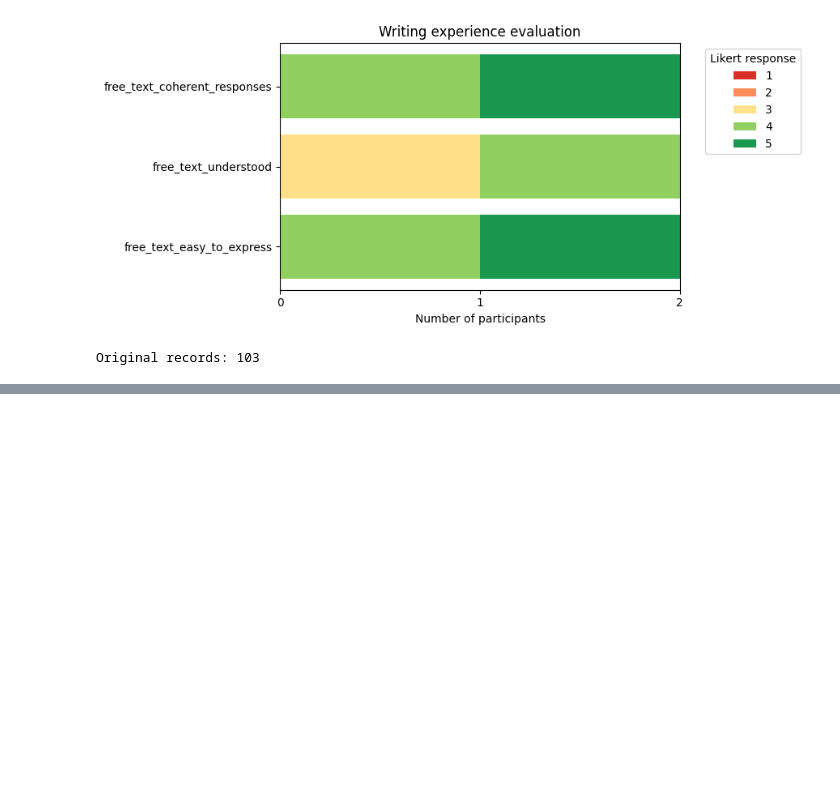
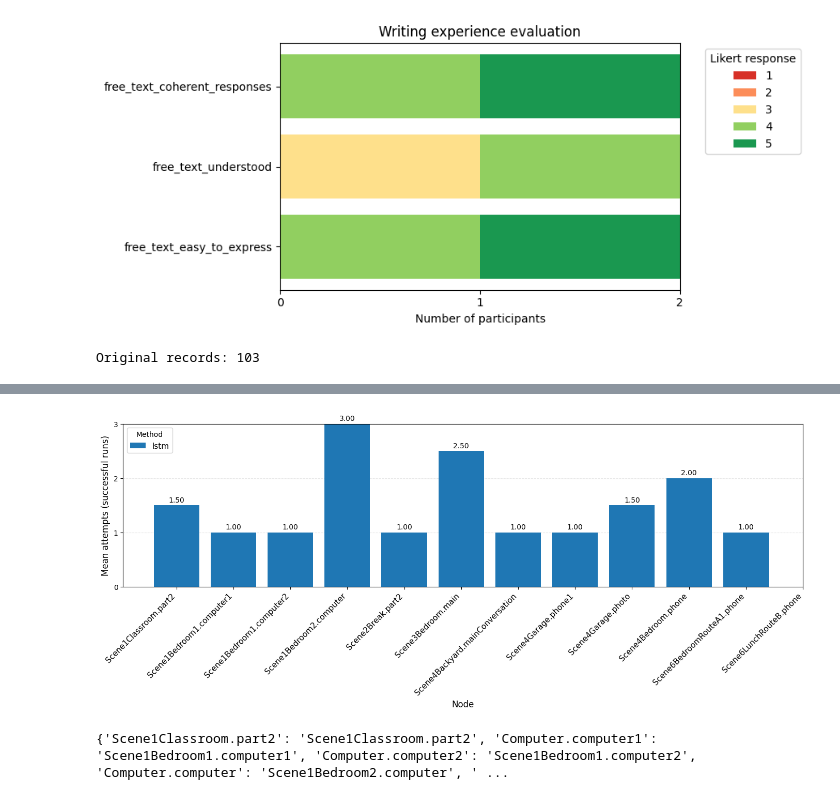
Before and after one commit to MattCastUCM/JustShare, a Jupyter notebook: server/analysis/analysis.ipynb, the cells around one changed output, grey strips where cells are left out. Saved outputs shown, nothing was run; the diff lists cells and outputs as text; code cells hidden in the pictures; blank space fills up the shorter version.

```diff
--- a/server/analysis/analysis.ipynb
+++ b/server/analysis/analysis.ipynb
@@ -566,0 +850,67 @@ plt.show()
+# %%
+methods = sorted(summary["method"].unique())
+
+x = np.arange(len(nodes))
+width = 0.8 / len(methods)
+
+fig, ax = plt.subplots(figsize=(14, 6))
+
+for i, method in enumerate(methods):
+    data = summary[summary["method"] == method]
+    values = []
+
+    for node in nodes:
+        row = data[data["node"] == node]
+        values.append(
+            row["mean_attempts_success"].iloc[0]
+            if not row.empty else np.nan
+        )
+
+    bars = ax.bar(
+        x + i * width,
+        values,
+        width,
+        label=method
+    )
+
+    # Mostrar el valor encima de cada barra
+    for bar in bars:
+        height = bar.get_height()
+
+        if not np.isnan(height):
+            ax.text(
+                bar.get_x() + bar.get_width() / 2,
+                height + 0.03,
+                f"{height:.2f}",
+                ha="center",
+                va="bottom",
+                fontsize=10
+            )
+
+# El eje ya refleja el máximo permitido (3 intentos)
+ax.set_ylim(0, MAX_ATTEMPTS)
+ax.set_yticks(np.arange(0, MAX_ATTEMPTS + 1, 1))
+
+# Rejilla horizontal para facilitar la comparación
+ax.grid(axis="y", linestyle="--", alpha=0.3)
+ax.set_axisbelow(True)
+
+ax.set_xticks(x + width * (len(methods) - 1) / 2)
+ax.set_xticklabels(labels, rotation=45, ha="right")
+
+ax.set_ylabel("Mean attempts (successful runs)", fontsize=12)
+ax.set_xlabel("Node", fontsize=12)
+
+ax.legend(title="Method", fontsize=11)
+ax.tick_params(axis="x", labelsize=11)
+
+plt.tight_layout()
+plt.show()
+# %% [output]
+[figure, added]
+# %%
+node_labels = dict(zip(nodes, labels))
+
+print(node_labels)
+# %% [output]
+{'Scene1Classroom.part2': 'Scene1Classroom.part2', 'Computer.computer1': 'Scene1Bedroom1.computer1', 'Computer.computer2': 'Scene1Bedroom1.computer2', 'Computer.computer': 'Scene1Bedroom2.computer', ' ...
```
Also changed, not shown: parts of 24 cells of this notebook, 14 other files.
